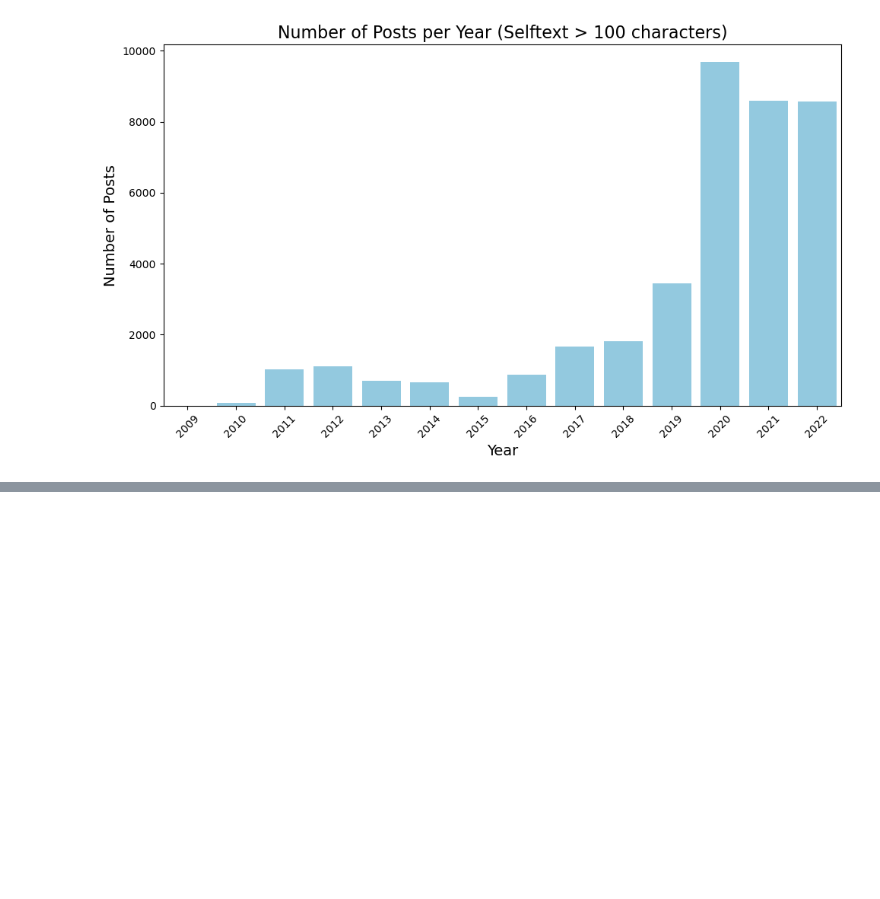
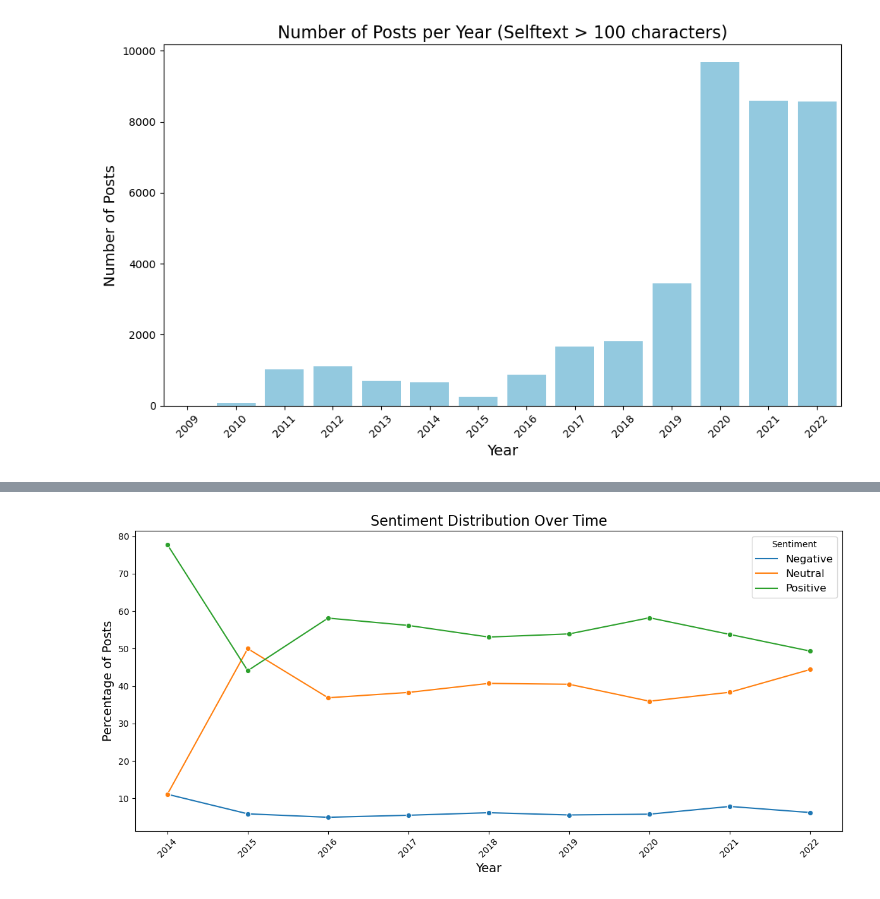
Before and after one commit to jakobkuemmerle/northwestern-university-reddit-sentiment-analysis, a Jupyter notebook: read-data.ipynb, the cells around one changed output, grey strips where cells are left out. Drawn from its saved outputs; the diff is of its cells as text; code cells hidden in the pictures; blank space fills up the shorter version.

Commit message:
read entire subreddit and comments and sentiment analysis

```diff
--- a/read-data.ipynb
+++ b/read-data.ipynb
@@ -333,0 +820,87 @@ See the caveats in the documentation: https://pandas.pydata.org/pandas-docs/stab
+# %%
+import pandas as pd
+from textblob import TextBlob
+import matplotlib.pyplot as plt
+import seaborn as sns
+
+def analyze_sentiment(text):
+    """
+    Analyzes the sentiment of a given text using TextBlob.
+    Returns Positive, Negative, or Neutral based on polarity.
+    """
+    polarity = TextBlob(text).sentiment.polarity
+    if polarity > 0.1:
+        return 'Positive'
+    elif polarity < -0.1:
+        return 'Negative'
+    else:
+        return 'Neutral'
+
+def assign_sentiments(df):
+    """
+    Assign sentiment labels to the posts in the DataFrame.
+    """
+    df['sentiment'] = df['selftext'].apply(analyze_sentiment)
+    return df
+
+def calculate_sentiment_distribution(df):
+    """
+    Groups posts by year and sentiment and calculates sentiment percentages per year.
+    """
+    # Extract year
+    df['year'] = df['created_datetime'].dt.year
+
+    # Count posts per sentiment per year
+    sentiment_counts = df.groupby(['year', 'sentiment']).size().reset_index(name='count')
+
+    # Total posts per year
+    total_per_year = df.groupby('year').size().reset_index(name='total')
+
+    # Merge counts with totals
+    sentiment_distribution = pd.merge(sentiment_counts, total_per_year, on='year')
+
+    # Calculate percentage
+    sentiment_distribution['percentage'] = (
+        sentiment_distribution['count'] / sentiment_distribution['total'] * 100
+    )
+
+    return sentiment_distribution
+
+def plot_sentiment_distribution(sentiment_distribution):
+    """
+    Plots the sentiment distribution over time.
+    """
+    plt.figure(figsize=(12, 6))
+    sns.lineplot(
+        data=sentiment_distribution,
+        x='year', y='percentage', hue='sentiment', marker='o'
+    )
+    plt.title('Sentiment Distribution Over Time', fontsize=16)
+    plt.xlabel('Year', fontsize=14)
+    plt.ylabel('Percentage of Posts', fontsize=14)
+    plt.legend(title='Sentiment', fontsize=12)
+    plt.xticks(rotation=45)
+    plt.tight_layout()
+    plt.show()
+
+def sentiment_analysis_pipeline(submissions_df):
+    """
+    Full pipeline to analyze sentiment and plot distribution over time.
+    """
+    # Step 1: Assign sentiment to posts
+    submissions_with_sentiment = assign_sentiments(submissions_df)
+
+    # Step 2: Calculate sentiment distribution
+    sentiment_distribution = calculate_sentiment_distribution(submissions_with_sentiment)
+
+    # Step 3: Plot the sentiment distribution
+    plot_sentiment_distribution(sentiment_distribution)
+
+    return submissions_with_sentiment, sentiment_distribution
+
+# Example Usage
+if __name__ == "__main__":
+    # Assuming `filtered_submissions` is the DataFrame from earlier
+    sentiment_results, sentiment_distribution = sentiment_analysis_pipeline(result_df)
+# %% [output]
+[figure, added]
```
Also changed, not shown: parts of 15 cells of this notebook.
